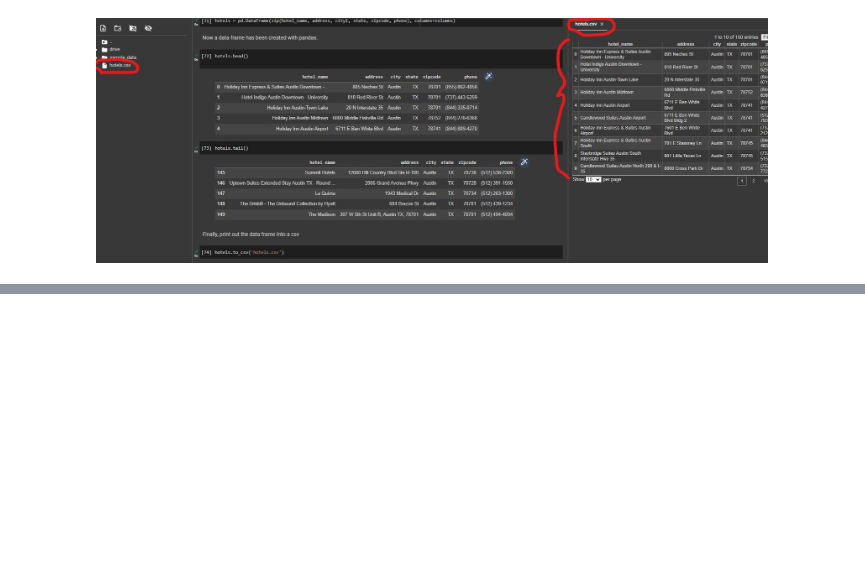
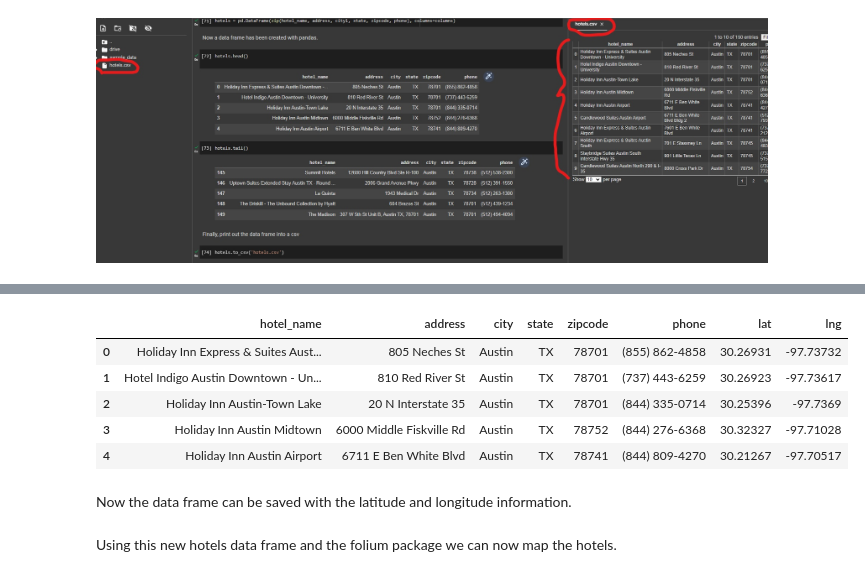
Before and after one commit to LACLanthony/hotel_webscrape, a Jupyter notebook: hotel.ipynb, the cells around one changed output, grey strips where cells are left out. Drawn from its saved outputs; the diff is of its cells as text; code cells hidden in the pictures; blank space fills up the shorter version.

```diff
--- a/hotel.ipynb
+++ b/hotel.ipynb
@@ -179,0 +231,11 @@ hotels.to_csv('hotels.csv')
+# %%
+hotels.head()
+# %% [output]
+|  | hotel_name | address | city | state | zipcode | phone | lat | lng |
+| 0 | Holiday Inn Express & Suites Aust... | 805 Neches St | Austin | TX | 78701 | (855) 862-4858 | 30.26931 | -97.73732 |
+| 1 | Hotel Indigo Austin Downtown - Un... | 810 Red River St | Austin | TX | 78701 | (737) 443-6259 | 30.26923 | -97.73617 |
+| 2 | Holiday Inn Austin-Town Lake | 20 N Interstate 35 | Austin | TX | 78701 | (844) 335-0714 | 30.25396 | -97.7369 |
+| 3 | Holiday Inn Austin Midtown | 6000 Middle Fiskville Rd | Austin | TX | 78752 | (844) 276-6368 | 30.32327 | -97.71028 |
+| 4 | Holiday Inn Austin Airport | 6711 E Ben White Blvd | Austin | TX | 78741 | (844) 809-4270 | 30.21267 | -97.70517 |
+# %% [markdown]
+Now the data frame can be saved with the latitude and longitude information.
@@ -179,0 +244,2 @@ hotels.to_csv('hotels.csv')
+# %% [markdown]
+Using this new hotels data frame and the folium package we can now map the hotels.
```
Also changed, not shown: parts of 21 cells of this notebook.
